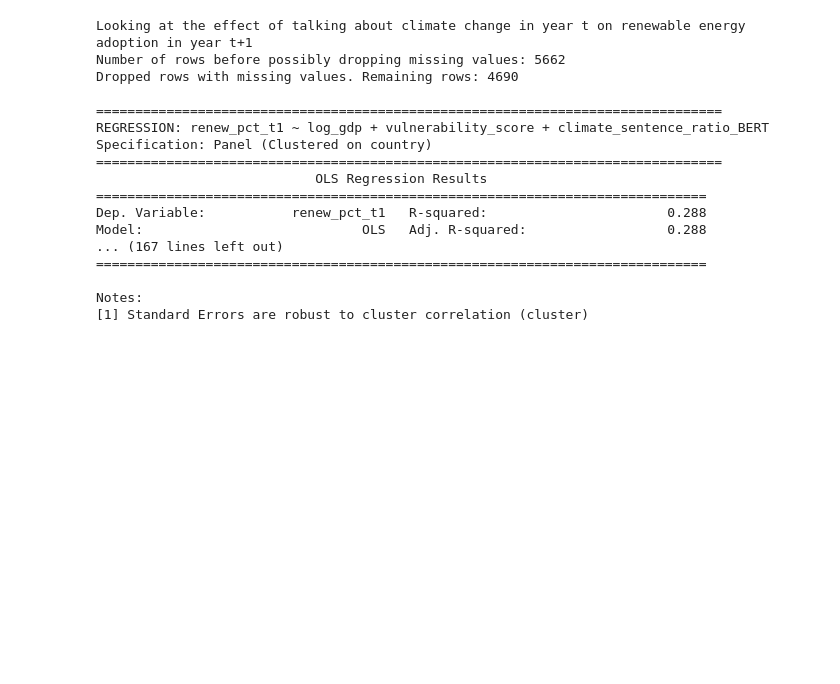
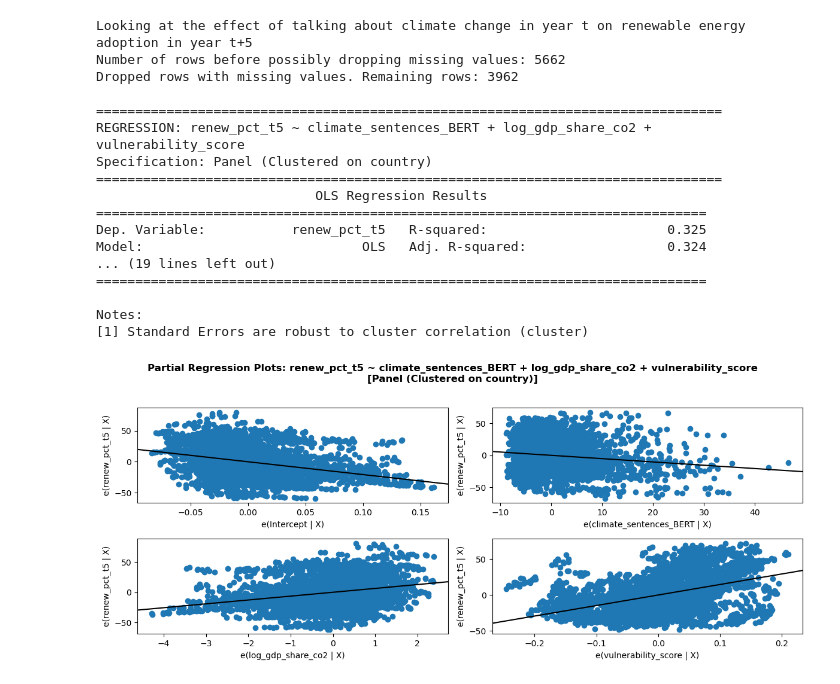
Before and after one commit to jacobgroot/FDS, a Jupyter notebook: analysis.ipynb, the cells around one changed output. Saved outputs shown, nothing was run; the diff lists cells and outputs as text; code cells hidden in the pictures; blank space fills up the shorter version.

```diff
--- a/analysis.ipynb
+++ b/analysis.ipynb
@@ -93,0 +99,5 @@ there is not much correlation that is statistically significant. But currently w
+# %%
+preprocessed_data["log_gdp_share_co2"] = preprocessed_data["log_gdp"] - preprocessed_data["log_share_co2"]
+TARGET_COL = "renew_pct"
+FEATURE_COLS = ["log_gdp_share_co2", "vulnerability_score", "climate_sentences_BERT"]
+run_ols_regression(preprocessed_data, TARGET_COL, FEATURE_COLS, cluster_col="country", plot_=False)
@@ -93,0 +122,4 @@ there is not much correlation that is statistically significant. But currently w
+# %%
+TARGET_COL = "log_share_co2"
+FEATURE_COLS = ["log_gdp", "vulnerability_score", "climate_sentences_BERT"]
+run_ols_regression(preprocessed_data, TARGET_COL, FEATURE_COLS, cluster_col="country", plot_=False)
@@ -94,5 +144,5 @@ there is not much correlation that is statistically significant. But currently w
 # %%
-def look_forward(df_model, t):
+def look_forward(df_model, t_start, t_end):
     """
     Look at the effect of talking about climate change in year t on renewable energy adoption in year t+n. We cannot use shift because not every year is recorded for some countries
     """
@@ -100,33 +150,39 @@ def look_forward(df_model, t):
     # Sort the dataframe by country and year
     df_model = df_model.sort_values(by=['country', 'year']).reset_index(drop=True)
 
-    for t_shift in range(1, t + 1):
+    for t_shift in range(t_start, t_end + 1):
         df_model[f"renew_pct_t{t_shift}"] = df_model.groupby('country')['renew_pct'].shift(-t_shift)
 
     return df_model
 
-t = 5
-df_model = look_forward(preprocessed_data, t)
-df_model
-for n in range(1, t+1):
-    TARGET_COL = f"renew_pct_t{n}"
-    print(f"\n\nLooking at the effect of talking about climate change in year t on renewable energy adoption in year t+{n}")
-    run_ols_regression(df_model, TARGET_COL, FEATURE_COLS, cluster_col="country", plot_=False)
+def run_t_prediction(df_model, t_start, t_end, feature_cols, cluster_col="country", plot_=True):
+    """
+    Run OLS regression for each t in the range [t_start, t_end] to see the effect of talking about climate change in year t on renewable energy adoption in year t+n
+    """
+    df_model = look_forward(df_model, t_start, t_end)
+
+    for n in range(t_start, t_end + 1):
+        TARGET_COL = f"renew_pct_t{n}"
+        print(f"\n\nLooking at the effect of talking about climate change in year t on renewable energy adoption in year t+{n}")
+        run_ols_regression(df_model, TARGET_COL, feature_cols, cluster_col=cluster_col, plot_=plot_)
-# %% [output]
-Looking at the effect of talking about climate change in year t on renewable energy adoption in year t+1
-Number of rows before possibly dropping missing values: 5662
-Dropped rows with missing values. Remaining rows: 4690
-
-================================================================================
-REGRESSION: renew_pct_t1 ~ log_gdp + vulnerability_score + climate_sentence_ratio_BERT
-Specification: Panel (Clustered on country)
-================================================================================
-                            OLS Regression Results
-==============================================================================
-Dep. Variable:           renew_pct_t1   R-squared:                       0.288
-Model:                            OLS   Adj. R-squared:                  0.288
-... (167 lines left out)
-==============================================================================
-
-Notes:
-[1] Standard Errors are robust to cluster correlation (cluster)
+# %%
+run_t_prediction(preprocessed_data, t_start=5, t_end=5, feature_cols=["climate_sentences_BERT", "log_gdp_share_co2", "vulnerability_score"], cluster_col="country", plot_=True)
+# %% [output]
+Looking at the effect of talking about climate change in year t on renewable energy adoption in year t+5
+Number of rows before possibly dropping missing values: 5662
+Dropped rows with missing values. Remaining rows: 3962
+
+================================================================================
+REGRESSION: renew_pct_t5 ~ climate_sentences_BERT + log_gdp_share_co2 + vulnerability_score
+Specification: Panel (Clustered on country)
+================================================================================
+                            OLS Regression Results
+==============================================================================
+Dep. Variable:           renew_pct_t5   R-squared:                       0.325
+Model:                            OLS   Adj. R-squared:                  0.324
+... (19 lines left out)
+==============================================================================
+
+Notes:
+[1] Standard Errors are robust to cluster correlation (cluster)
+[figure, added]
```
Also changed, not shown: parts of 5 cells of this notebook.
